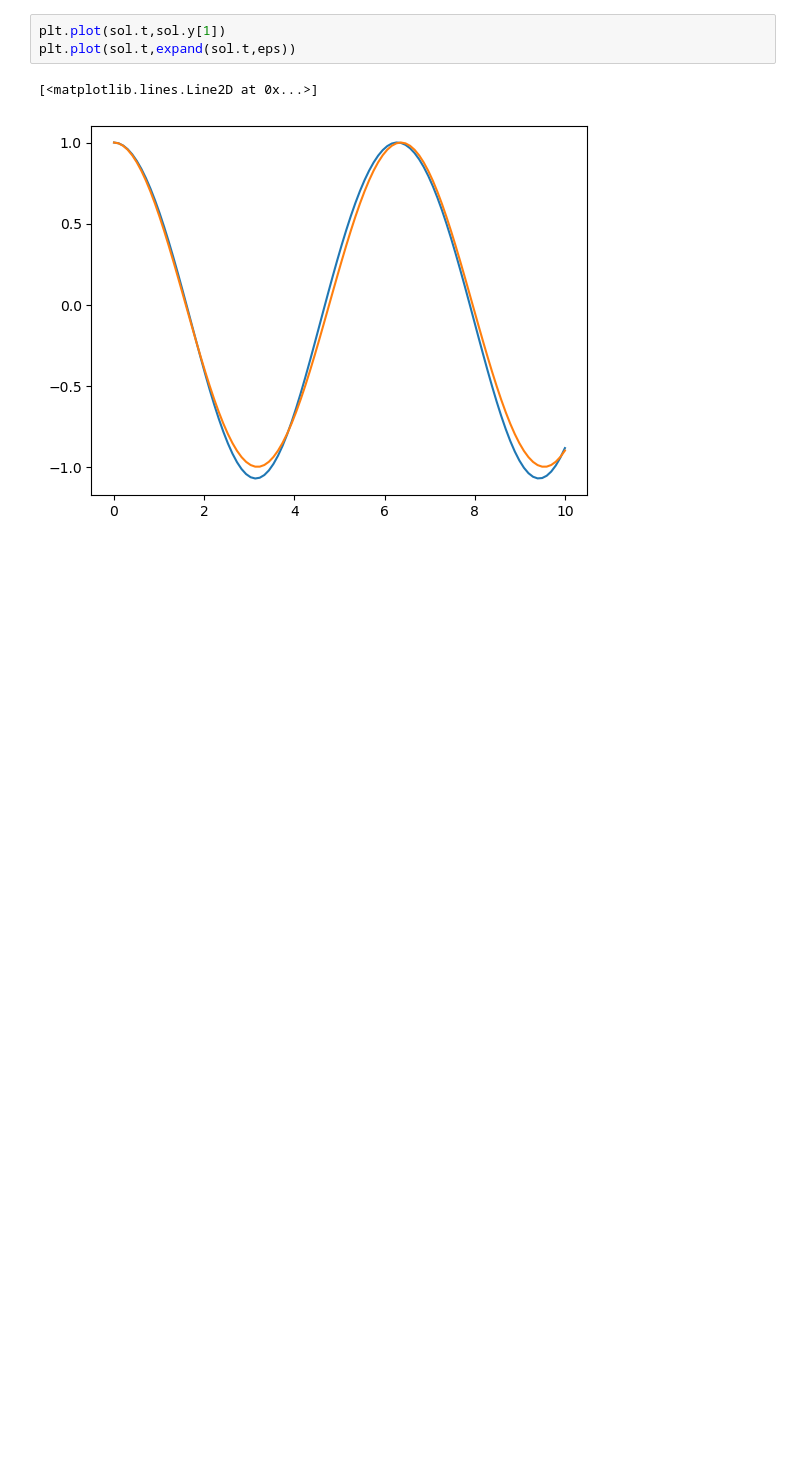
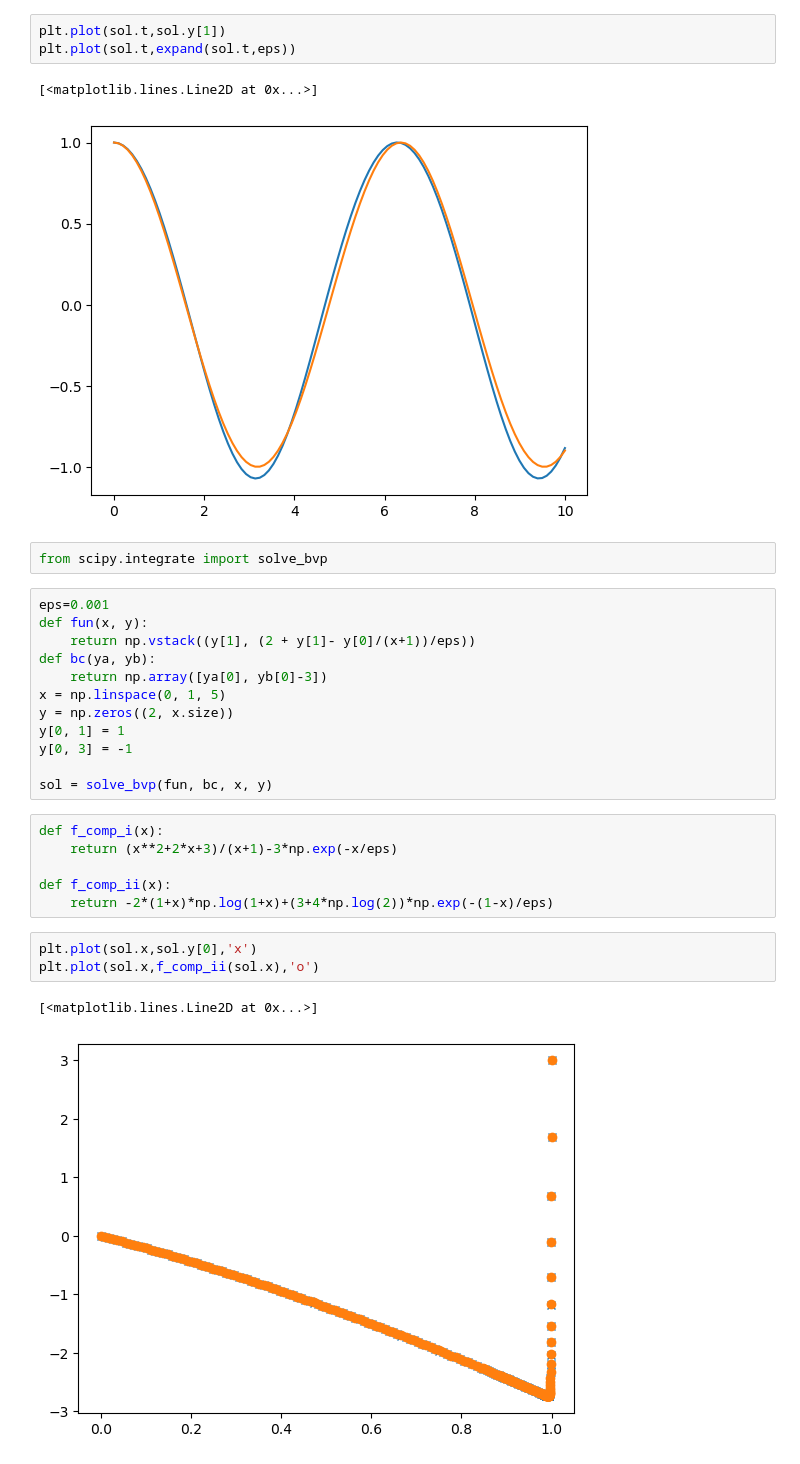
Before and after one commit to galendal/MAT230git, a Jupyter notebook: exer_asympt.ipynb, the cells around one changed output. Cells and saved outputs as stored; diff of their text form; blank space fills up the shorter version.

```diff
--- a/exer_asympt.ipynb
+++ b/exer_asympt.ipynb
@@ -68,3 +68,29 @@ plt.plot(sol.t,expand(sol.t,eps))
 # %% [output]
 [<matplotlib.lines.Line2D at 0x...>]
 [figure]
+# %%
+from scipy.integrate import solve_bvp
+# %%
+eps=0.001
+def fun(x, y):
+    return np.vstack((y[1], (2 + y[1]- y[0]/(x+1))/eps))
+def bc(ya, yb):
+    return np.array([ya[0], yb[0]-3])
+x = np.linspace(0, 1, 5)
+y = np.zeros((2, x.size))
+y[0, 1] = 1
+y[0, 3] = -1
+
+sol = solve_bvp(fun, bc, x, y)
+# %%
+def f_comp_i(x):
+    return (x**2+2*x+3)/(x+1)-3*np.exp(-x/eps)
+
+def f_comp_ii(x):
+    return -2*(1+x)*np.log(1+x)+(3+4*np.log(2))*np.exp(-(1-x)/eps)
+# %%
+plt.plot(sol.x,sol.y[0],'x')
+plt.plot(sol.x,f_comp_ii(sol.x),'o')
+# %% [output]
+[<matplotlib.lines.Line2D at 0x...>]
+[figure, added]
```
Also changed, not shown: parts of 5 cells of this notebook, 1 other file.
